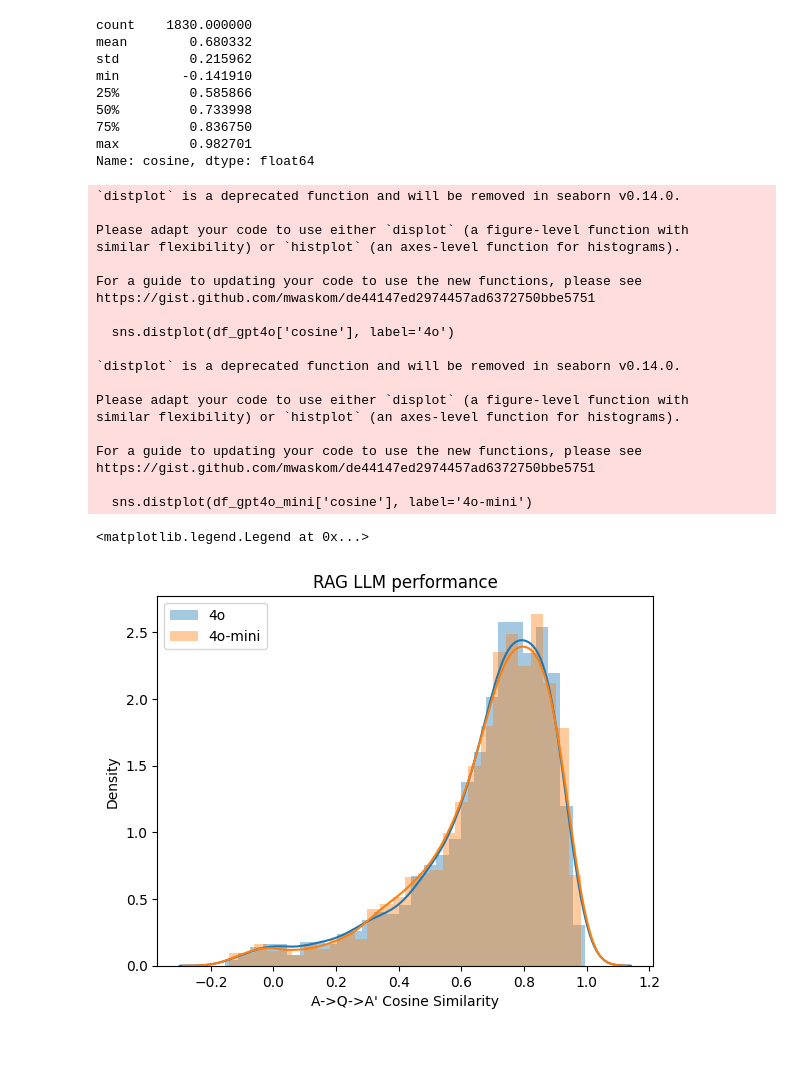
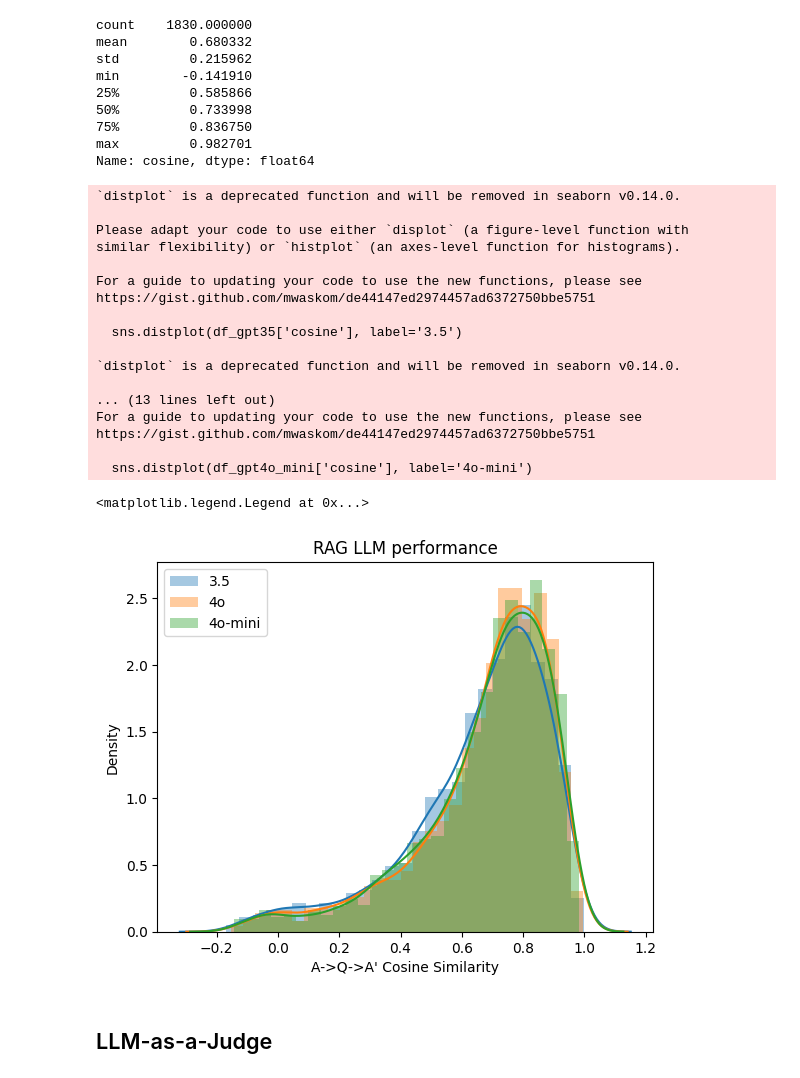
Before and after one commit to tejasjbansal/LLM-Zoomcamp, a Jupyter notebook: 4. Monitoring and Guardrails/offline-rag-evaluation.ipynb, the cells around one changed output. Saved outputs shown, nothing was run; the diff lists cells and outputs as text; code cells hidden in the pictures; blank space fills up the shorter version.

```diff
--- a/4. Monitoring and Guardrails/offline-rag-evaluation.ipynb
+++ b/4. Monitoring and Guardrails/offline-rag-evaluation.ipynb
@@ -475,33 +477,34 @@ min        -0.141910
 max         0.982701
 Name: cosine, dtype: float64
 # %%
-# sns.distplot(df_gpt35['cosine'], label='3.5')
 import seaborn as sns
+
+sns.distplot(df_gpt35['cosine'], label='3.5')
 sns.distplot(df_gpt4o['cosine'], label='4o')
 sns.distplot(df_gpt4o_mini['cosine'], label='4o-mini')
 
 plt.title("RAG LLM performance")
 plt.xlabel("A->Q->A' Cosine Similarity")
 plt.legend()
 # %% [output]
 `distplot` is a deprecated function and will be removed in seaborn v0.14.0.
 
 Please adapt your code to use either `displot` (a figure-level function with
 similar flexibility) or `histplot` (an axes-level function for histograms).
 
 For a guide to updating your code to use the new functions, please see
 https://gist.github.com/mwaskom/de44147ed2974457ad6372750bbe5751
 
-  sns.distplot(df_gpt4o['cosine'], label='4o')
+  sns.distplot(df_gpt35['cosine'], label='3.5')
 
 `distplot` is a deprecated function and will be removed in seaborn v0.14.0.
 
-Please adapt your code to use either `displot` (a figure-level function with
-similar flexibility) or `histplot` (an axes-level function for histograms).
-
+... (13 lines left out)
 For a guide to updating your code to use the new functions, please see
 https://gist.github.com/mwaskom/de44147ed2974457ad6372750bbe5751
 
   sns.distplot(df_gpt4o_mini['cosine'], label='4o-mini')
 <matplotlib.legend.Legend at 0x...>
-[figure, old version]
+[figure, new version]
+# %% [markdown]
+## LLM-as-a-Judge
```
Also changed, not shown: parts of 17 cells of this notebook, 5 other files.
